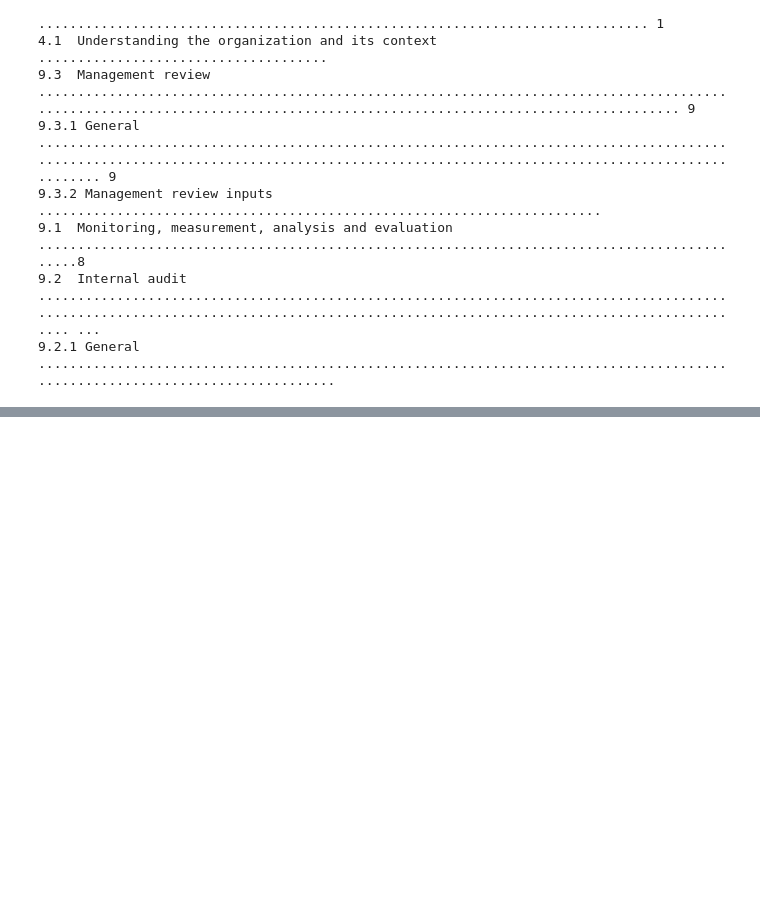
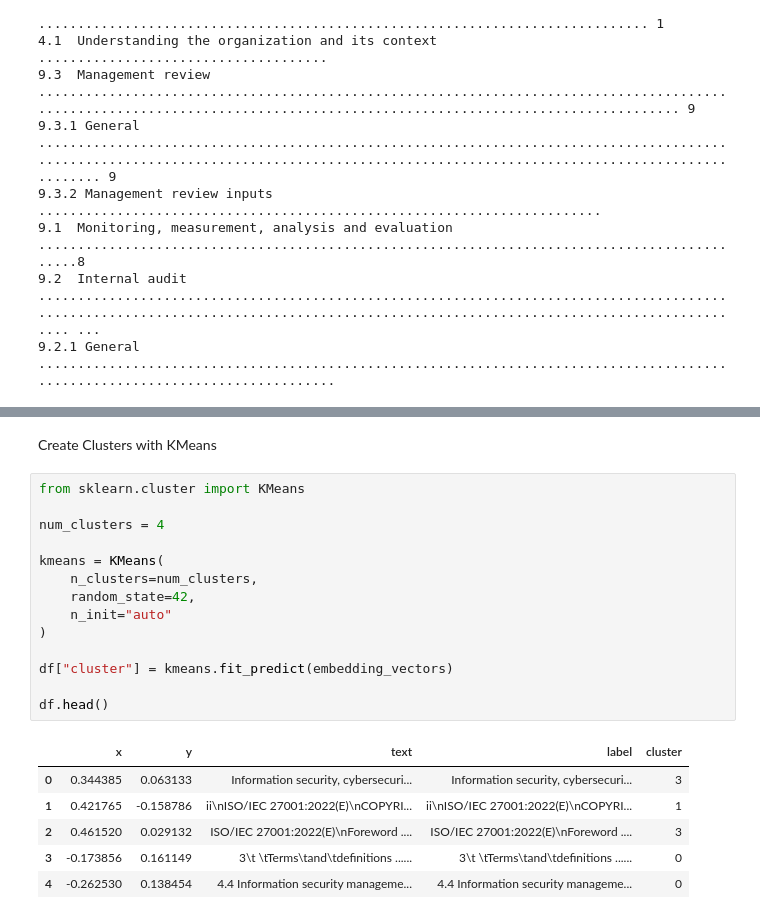
Before and after one commit to ibtihalalf/Exercises1, a Jupyter notebook: C4/M3/Ex1.ipynb, the cells around one changed output, grey strips where cells are left out. Saved outputs shown, nothing was run; the diff lists cells and outputs as text; blank space fills up the shorter version.

```diff
--- a/C4/M3/Ex1.ipynb
+++ b/C4/M3/Ex1.ipynb
@@ -316,0 +409,23 @@ considered in Clause 5.4.1 of
+# %% [markdown]
+Create Clusters with KMeans
+# %%
+from sklearn.cluster import KMeans
+
+num_clusters = 4
+
+kmeans = KMeans(
+    n_clusters=num_clusters,
+    random_state=42,
+    n_init="auto"
+)
+
+df["cluster"] = kmeans.fit_predict(embedding_vectors)
+
+df.head()
+# %% [output]
+|  | x | y | text | label | cluster |
+| 0 | 0.344385 | 0.063133 | Information security, cybersecuri... | Information security, cybersecuri... | 3 |
+| 1 | 0.421765 | -0.158786 | ii\nISO/IEC 27001:2022(E)\nCOPYRI... | ii\nISO/IEC 27001:2022(E)\nCOPYRI... | 1 |
+| 2 | 0.461520 | 0.029132 | ISO/IEC 27001:2022(E)\nForeword .... | ISO/IEC 27001:2022(E)\nForeword .... | 3 |
+| 3 | -0.173856 | 0.161149 | 3\t \tTerms\tand\tdefinitions ...... | 3\t \tTerms\tand\tdefinitions ...... | 0 |
+| 4 | -0.262530 | 0.138454 | 4.4 Information security manageme... | 4.4 Information security manageme... | 0 |
```
Also changed, not shown: parts of 16 cells of this notebook.
